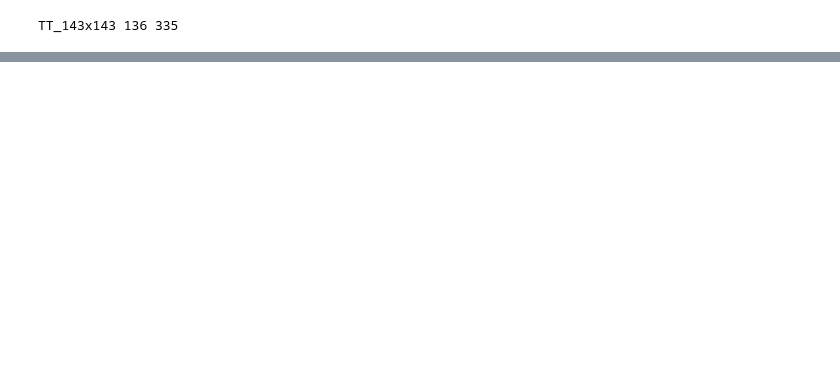
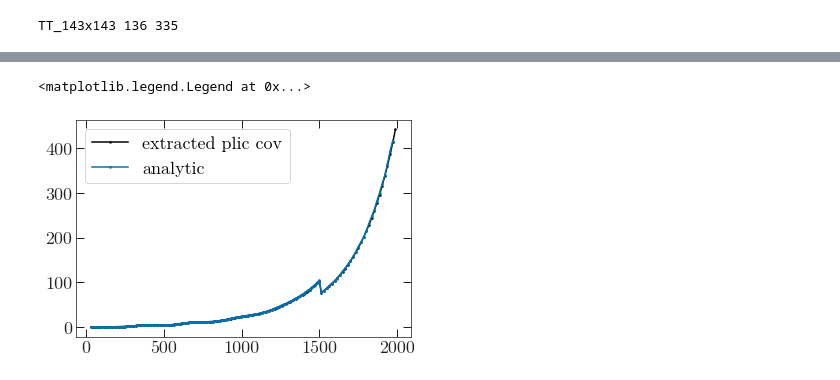
Before and after one commit to xzackli/nawrapper, a Jupyter notebook: notebooks/Planck 2018.ipynb, the cells around one changed output, grey strips where cells are left out. Cells and saved outputs as stored; diff of their text form; code cells hidden in the pictures; blank space fills up the shorter version.

```diff
--- a/notebooks/Planck 2018.ipynb
+++ b/notebooks/Planck 2018.ipynb
@@ -255,18 +276,21 @@ ell_cov, cl, err, cov_plic = pl.get_subcov('EE_143x143', debug=True)
 # %%
 ell_sub_list = [np.arange(l, r) for (l, r) in zip(binleft, binright+1)]
 
 binned_cov = np.zeros((len(ell_sub_list), len(ell_sub_list)))
 lb = np.array([ (l+r)/2.0 for l,r in zip(binleft, binright) ])
 for i, (bin_i) in enumerate( zip(binleft, binright+1) ):
     for j, (bin_j) in enumerate( zip(binleft, binright+1) ):
-        binned_cov[i,j] = np.mean( cov.covar_EE_EE[bin_i[0]:bin_i[1], bin_j[0]:bin_j[1]] )
+        binned_cov[i,j] = np.mean( cov.covmat['EEEE'][bin_i[0]:bin_i[1], bin_j[0]:bin_j[1]] )
 
 plt.plot( ell_cov, np.sqrt(np.diag(cov_plic)) * ell_cov**2, label="extracted plic cov" )
 
 plt.plot(lb[lb < ell_cov[-1]],
          (np.sqrt(np.diag(binned_cov)) * lb**2)[lb < ell_cov[-1]], label='analytic')
 
 plt.legend()
+# %% [output]
+<matplotlib.legend.Legend at 0x...>
+[figure, added]
 # %%
 # plt.plot( l,  np.diag(binned_cov)[:199] / (np.diag(cov_plic)) / pixwin_T[l.astype(int)]**4 )
 plt.plot( ell_cov, np.sqrt(np.diag(binned_cov)[:199] / np.diag(cov_plic) ), label='EE diag zack / diag plic' )
```
Also changed, not shown: parts of 21 cells of this notebook, 4 other files.
